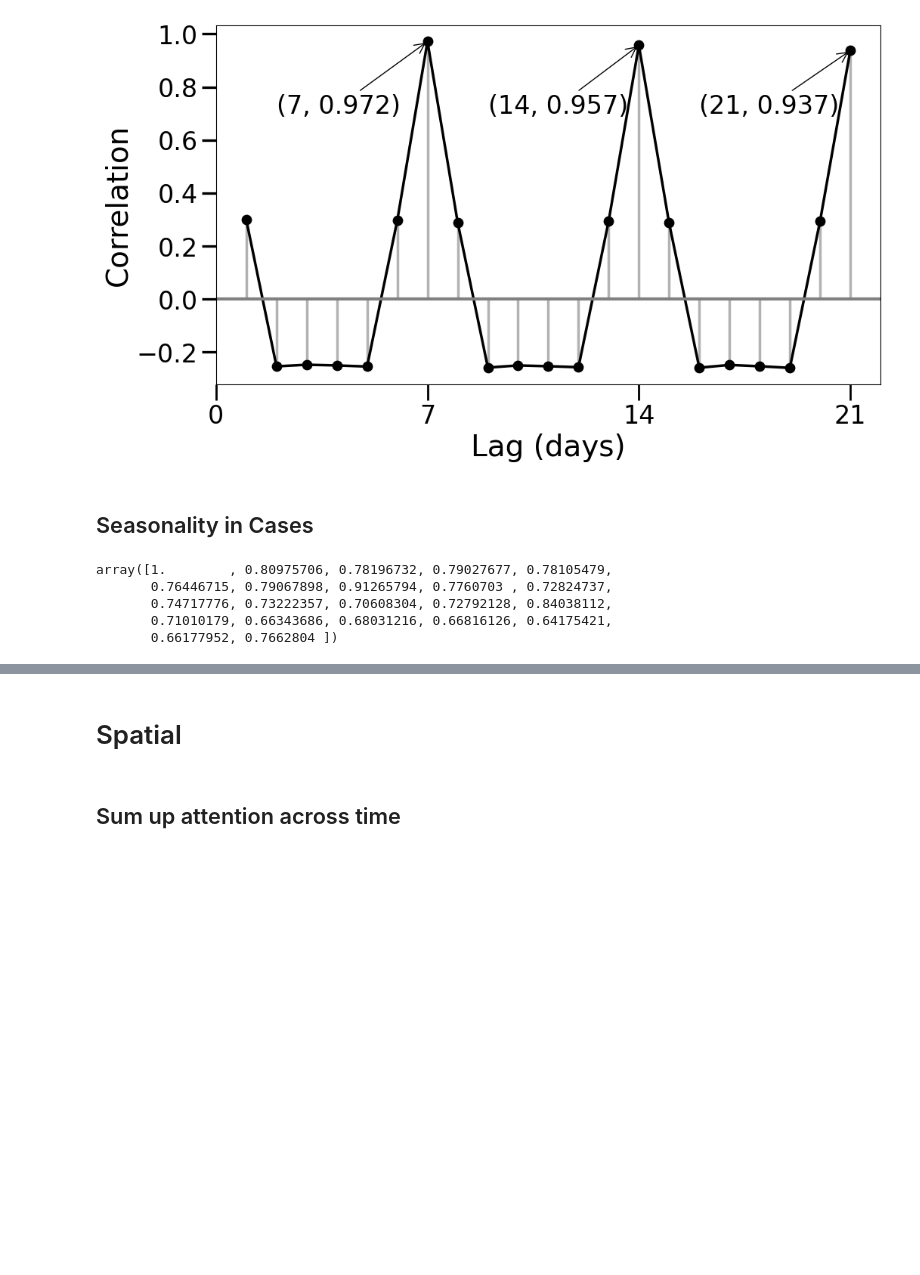
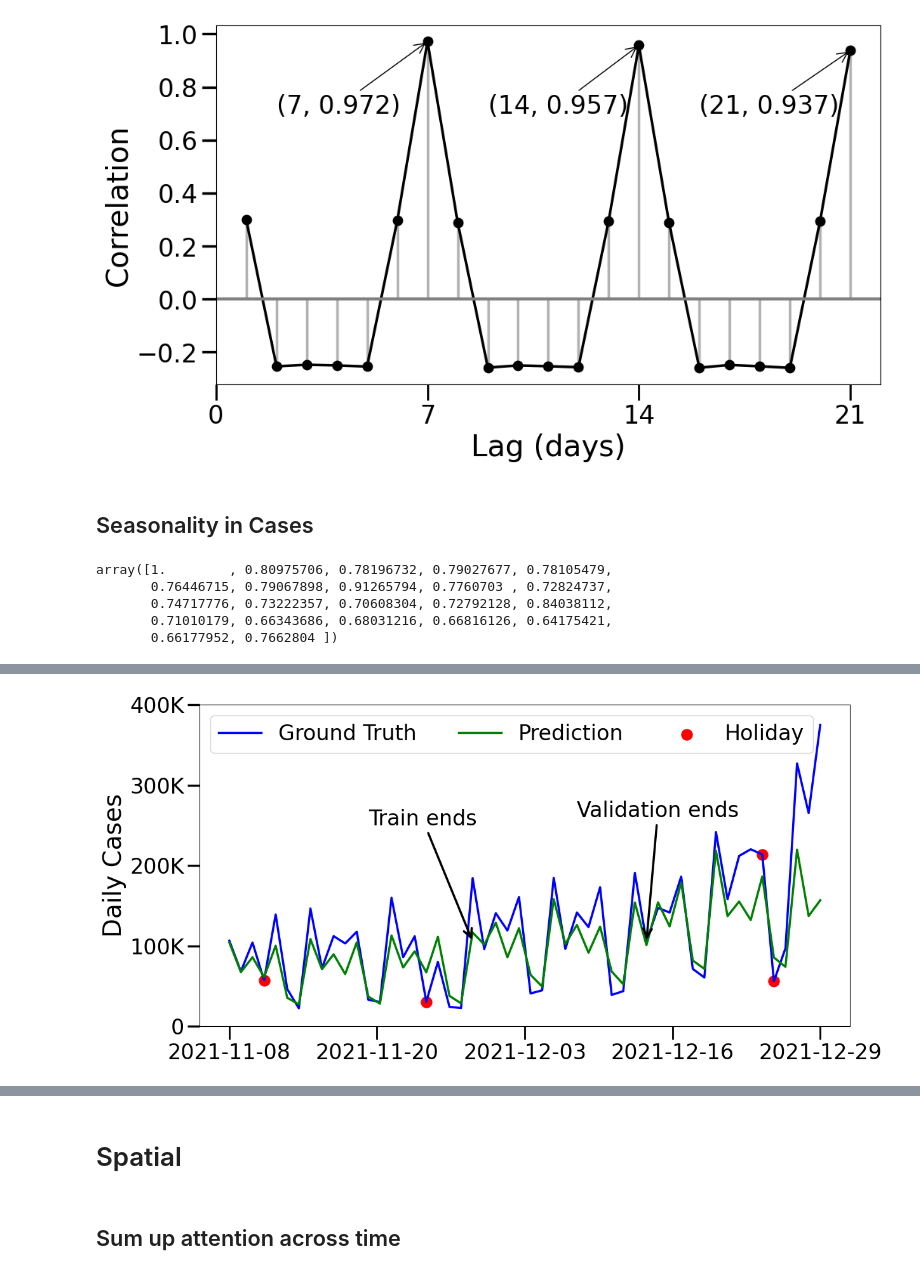
Before and after one commit to Data-ScienceHub/gpce-covid, a Jupyter notebook: TFT-pytorch/notebook/Plot attention.ipynb, the cells around one changed output, grey strips where cells are left out. Saved outputs shown, nothing was run; the diff lists cells and outputs as text; code cells hidden in the pictures; blank space fills up the shorter version.

```diff
--- a/TFT-pytorch/notebook/Plot attention.ipynb
+++ b/TFT-pytorch/notebook/Plot attention.ipynb
@@ -326,2 +334,80 @@ fig.savefig(join(root, 'seasonal_pattern.jpg'), dpi=200)
 
 https://www.officeholidays.com/countries/usa/2021
+# %%
+import holidays
+# Select country
+us_holidays = holidays.US()
+# %%
+start_date = pd.to_datetime('2021-11-8')
+end_date = pd.to_datetime('2021-12-29')
+# %%
+df = pd.read_csv(join(root, 'predictions.csv'))
+df = df.groupby(['Date'])[['Cases', 'Predicted_Cases']].aggregate('sum').reset_index()
+df['Date'] = df['Date'].apply(pd.to_datetime)
+df['holiday'] = df['Date'].apply(us_holidays.get)
+# %%
+# from matplotlib.ticker import StrMethodFormatter
+# formatter = StrMethodFormatter('{x:,.3g}')
+# weight_formatter = FuncFormatter(lambda x, _: '{0:g}'.format(x/1e3))
+
+fig, ax = plt.subplots(figsize=(13, 6.5))
+df1 = df[(df['Date']>=start_date) & (df['Date']<=end_date)]
+
+ax.plot(
+    df1['Date'], df1['Cases'],
+    label='Ground Truth', color='blue'
+)
+ax.plot(
+    df1['Date'], df1['Predicted_Cases'],
+    label='Prediction', color='green'
+)
+
+holiday_cases = df1[~df1['holiday'].isna()]
+ax.scatter(
+    holiday_cases['Date'], holiday_cases['Cases'],
+    s=150, marker='o', color='red', label='Holiday'
+)
+ax.set_ylim(bottom=0)
+ax.set_ylabel('Daily Cases')
+
+ax.annotate(
+    text=f"Train ends", xy=(pd.to_datetime('2021-11-29'), y),
+    xytext=(pd.to_datetime('2021-11-20'), 2.5e5),
+    arrowprops=dict(arrowstyle="->", linewidth=2.5)
+)
+
+ax.annotate(
+    text=f"Validation ends", xy=(pd.to_datetime('2021-12-14'), y),
+    xytext=(pd.to_datetime('2021-12-08'), 2.6e5),
+    arrowprops=dict(arrowstyle="->", linewidth=2.5)
+)
+
+# x_first_tick = predictions_summed_by_date['Date'].min()
+# x_last_tick = predictions_summed_by_date['Date'].max()
+
+x_major_ticks = DATE_TICKS
+ax.set_xticks(
+    [start_date + (end_date - start_date) * i / (x_major_ticks - 1)
+     for i in range(x_major_ticks)]
+)
+formatter = ScalarFormatter(useOffset=True)
+formatter.set_powerlimits((-3, 3))
+ax.yaxis.set_major_formatter(formatter)
+
+label_text = []
+for loc in ax.get_yticks():
+    if loc == 0:
+        label_text.append('0')
+    else:
+        label_text.append(f'{loc/1e3:0.5g}K')
+
+ax.set_yticks(ax.get_yticks())
+ax.set_yticklabels(label_text)
+
+ax.legend(ncols=3)
+
+fig.tight_layout()
+fig.savefig(join(root, 'holiday_pattern.jpg'), dpi=200)
+plt.show()
+# %% [output]
+[figure, added]
```
Also changed, not shown: parts of 10 cells of this notebook, 51 other files.
